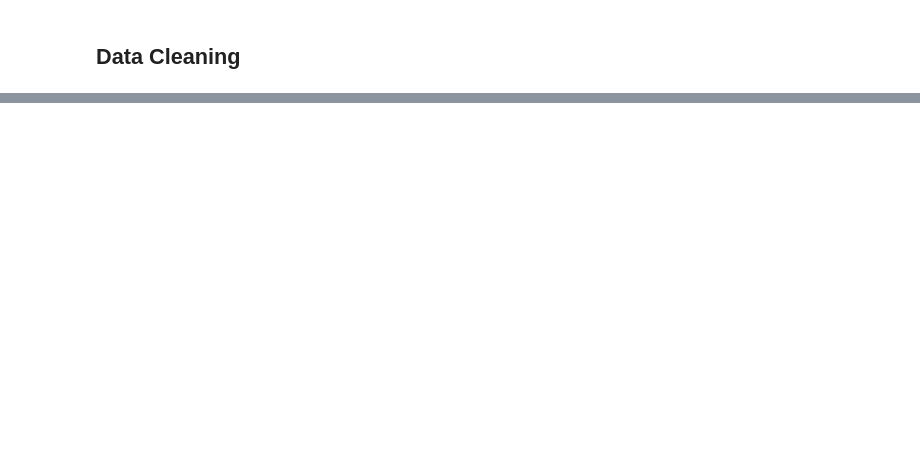
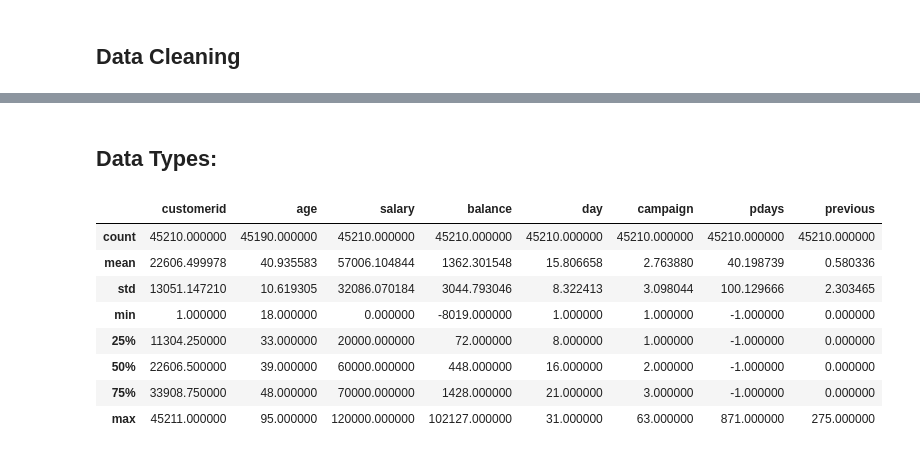
Before and after one commit to sudhirjangra/Banking-Data-Analysis-and-Visualisation, a Jupyter notebook: Bank_Telemarketing_Analysis.ipynb, the cells around one changed output, grey strips where cells are left out. Cells and saved outputs as stored; diff of their text form; code cells hidden in the pictures; blank space fills up the shorter version.

```diff
--- a/Bank_Telemarketing_Analysis.ipynb
+++ b/Bank_Telemarketing_Analysis.ipynb
@@ -8,4 +8,4 @@ warnings.filterwarnings('ignore')
 # %% [markdown]
 ## Data Cleaning
 # %%
-data = pd.read_csv('bank_marketing_updated_v1.csv')
+df = pd.read_csv('bank_marketing_updated_v1.csv', skiprows = 2)
@@ -13,0 +27,3 @@ FileNotFoundError: [Errno 2] No such file or directory: 'bank_marketing_updated_
+# %%
+df.drop([1], axis=0, inplace = True)
+df.head()
@@ -13,0 +57,14 @@ FileNotFoundError: [Errno 2] No such file or directory: 'bank_marketing_updated_
+# %% [markdown]
+## Data Types:
+# %%
+df.describe()
+# %% [output]
+|  | customerid | age | salary | balance | day | campaign | pdays | previous |
+| count | 45210.000000 | 45190.000000 | 45210.000000 | 45210.000000 | 45210.000000 | 45210.000000 | 45210.000000 | 45210.000000 |
+| mean | 22606.499978 | 40.935583 | 57006.104844 | 1362.301548 | 15.806658 | 2.763880 | 40.198739 | 0.580336 |
+| std | 13051.147210 | 10.619305 | 32086.070184 | 3044.793046 | 8.322413 | 3.098044 | 100.129666 | 2.303465 |
+| min | 1.000000 | 18.000000 | 0.000000 | -8019.000000 | 1.000000 | 1.000000 | -1.000000 | 0.000000 |
+| 25% | 11304.250000 | 33.000000 | 20000.000000 | 72.000000 | 8.000000 | 1.000000 | -1.000000 | 0.000000 |
+| 50% | 22606.500000 | 39.000000 | 60000.000000 | 448.000000 | 16.000000 | 2.000000 | -1.000000 | 0.000000 |
+| 75% | 33908.750000 | 48.000000 | 70000.000000 | 1428.000000 | 21.000000 | 3.000000 | -1.000000 | 0.000000 |
+| max | 45211.000000 | 95.000000 | 120000.000000 | 102127.000000 | 31.000000 | 63.000000 | 871.000000 | 275.000000 |
```
Also changed, not shown: parts of 18 cells of this notebook.
